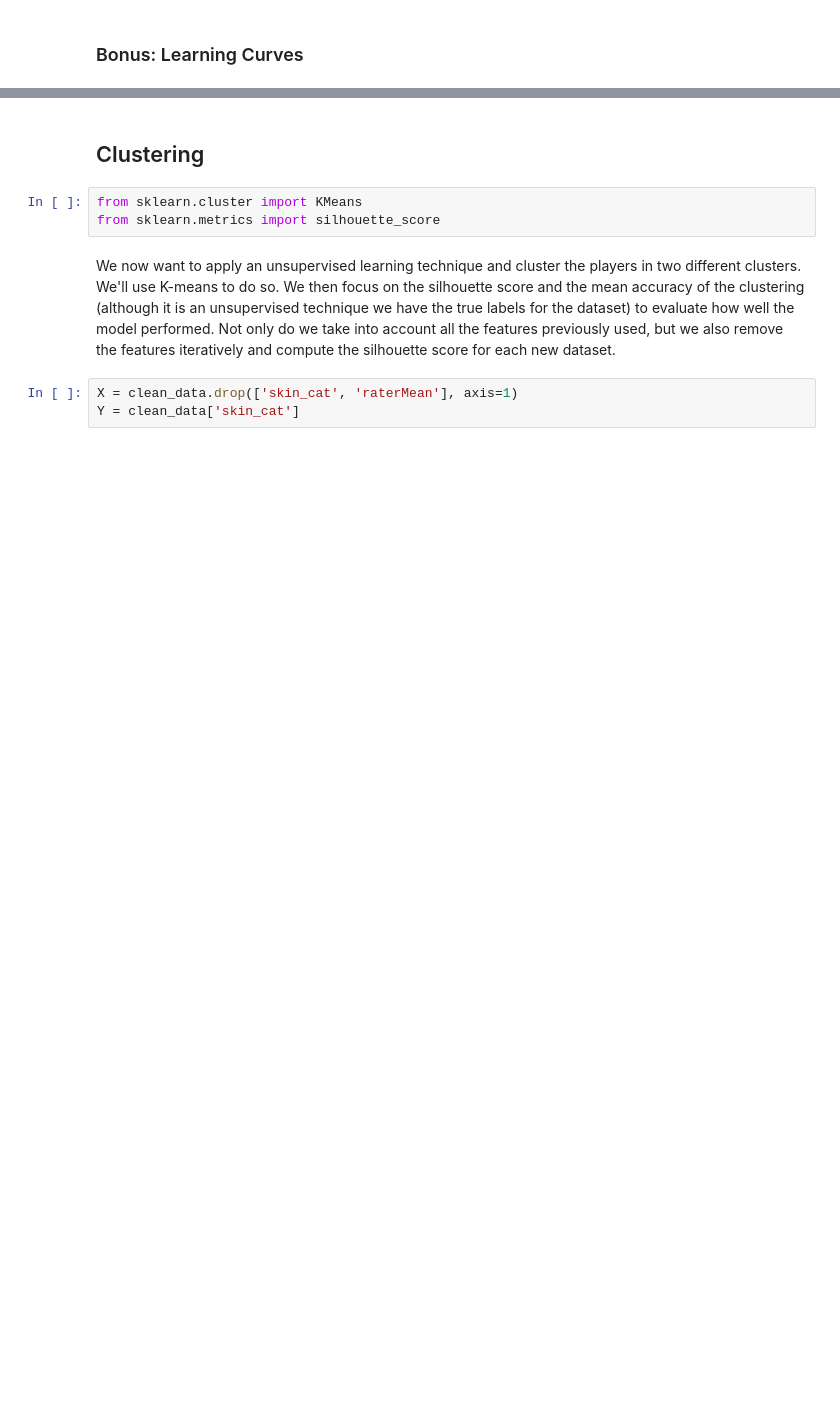
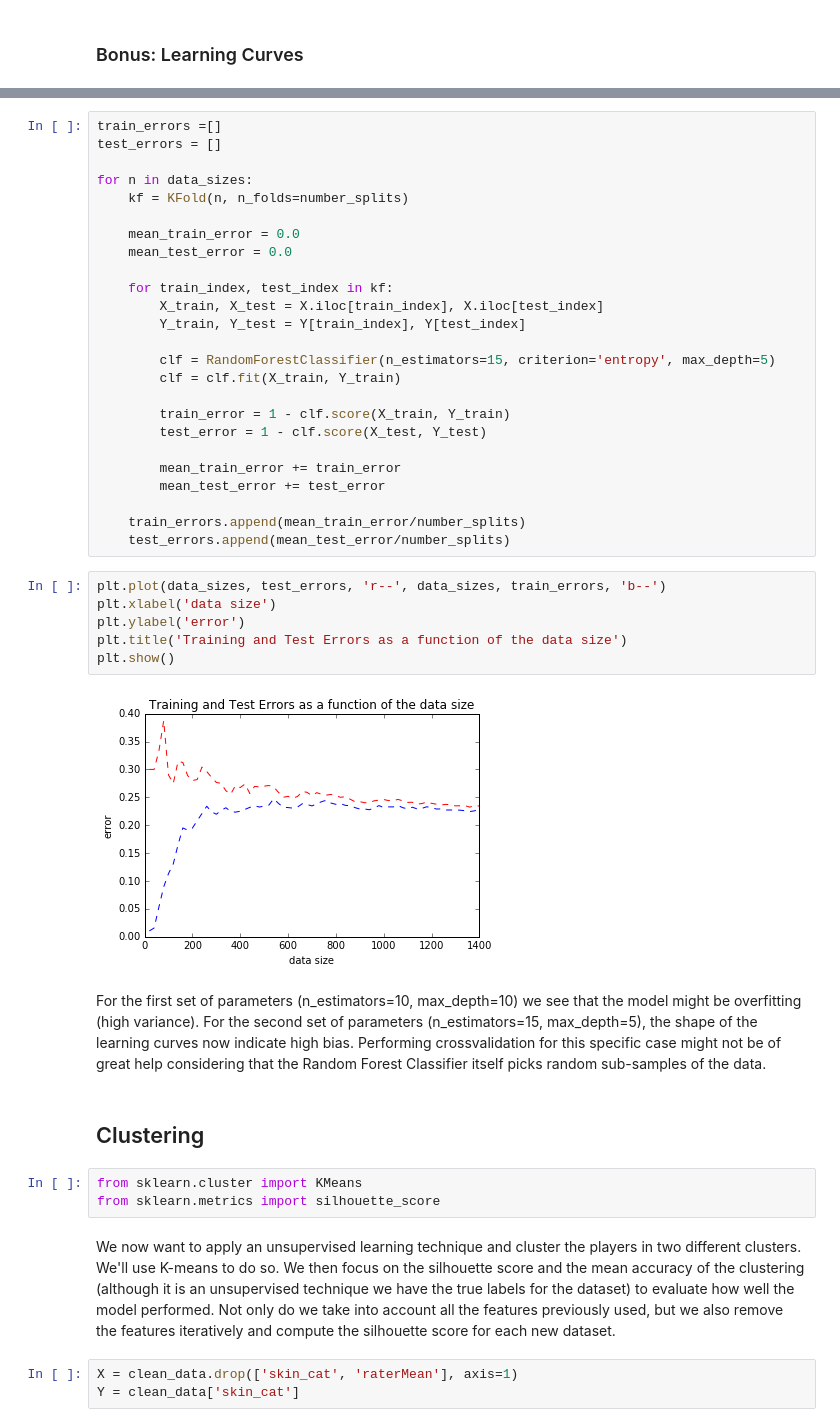
Before and after one commit to Symsystem/adaepflHomework, a Jupyter notebook: 04 - Applied ML/04 - Applied ML.ipynb, the cells around one changed output, grey strips where cells are left out. Cells and saved outputs as stored; diff of their text form; blank space fills up the shorter version.

```diff
--- a/04 - Applied ML/04 - Applied ML.ipynb
+++ b/04 - Applied ML/04 - Applied ML.ipynb
@@ -391,3 +425,38 @@ By the shape of the learning curves one can say the model is overfitting (high v
+# %%
+train_errors =[]
+test_errors = []
+
+for n in data_sizes:
+    kf = KFold(n, n_folds=number_splits)
+
+    mean_train_error = 0.0
+    mean_test_error = 0.0
+
+    for train_index, test_index in kf:
+        X_train, X_test = X.iloc[train_index], X.iloc[test_index]
+        Y_train, Y_test = Y[train_index], Y[test_index]
+
+        clf = RandomForestClassifier(n_estimators=15, criterion='entropy', max_depth=5)
+        clf = clf.fit(X_train, Y_train)
+
+        train_error = 1 - clf.score(X_train, Y_train)
+        test_error = 1 - clf.score(X_test, Y_test)
+
+        mean_train_error += train_error
+        mean_test_error += test_error
+
+    train_errors.append(mean_train_error/number_splits)
+    test_errors.append(mean_test_error/number_splits)
+# %%
+plt.plot(data_sizes, test_errors, 'r--', data_sizes, train_errors, 'b--')
+plt.xlabel('data size')
+plt.ylabel('error')
+plt.title('Training and Test Errors as a function of the data size')
+plt.show()
+# %% [output]
+[figure, added]
+# %% [markdown]
+For the first set of parameters (n_estimators=10, max_depth=10) we see that the model might be overfitting (high variance). For the second set of parameters (n_estimators=15, max_depth=5), the shape of the learning curves now indicate high bias. Performing crossvalidation for this specific case might not be of great help considering that the Random Forest Classifier itself picks random sub-samples of the data.
 # %% [markdown]
 ## Clustering
 # %%
```
Also changed, not shown: parts of 22 cells of this notebook.
